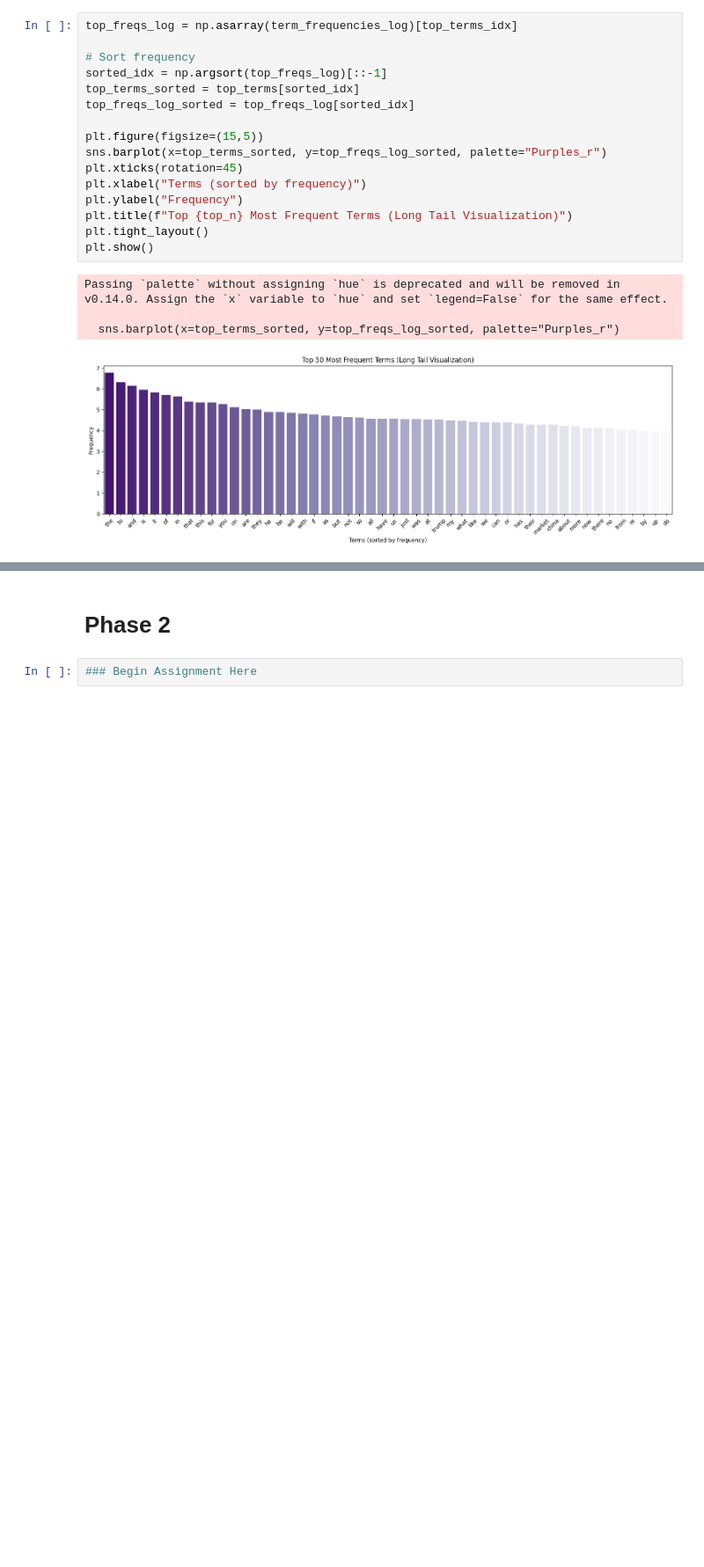
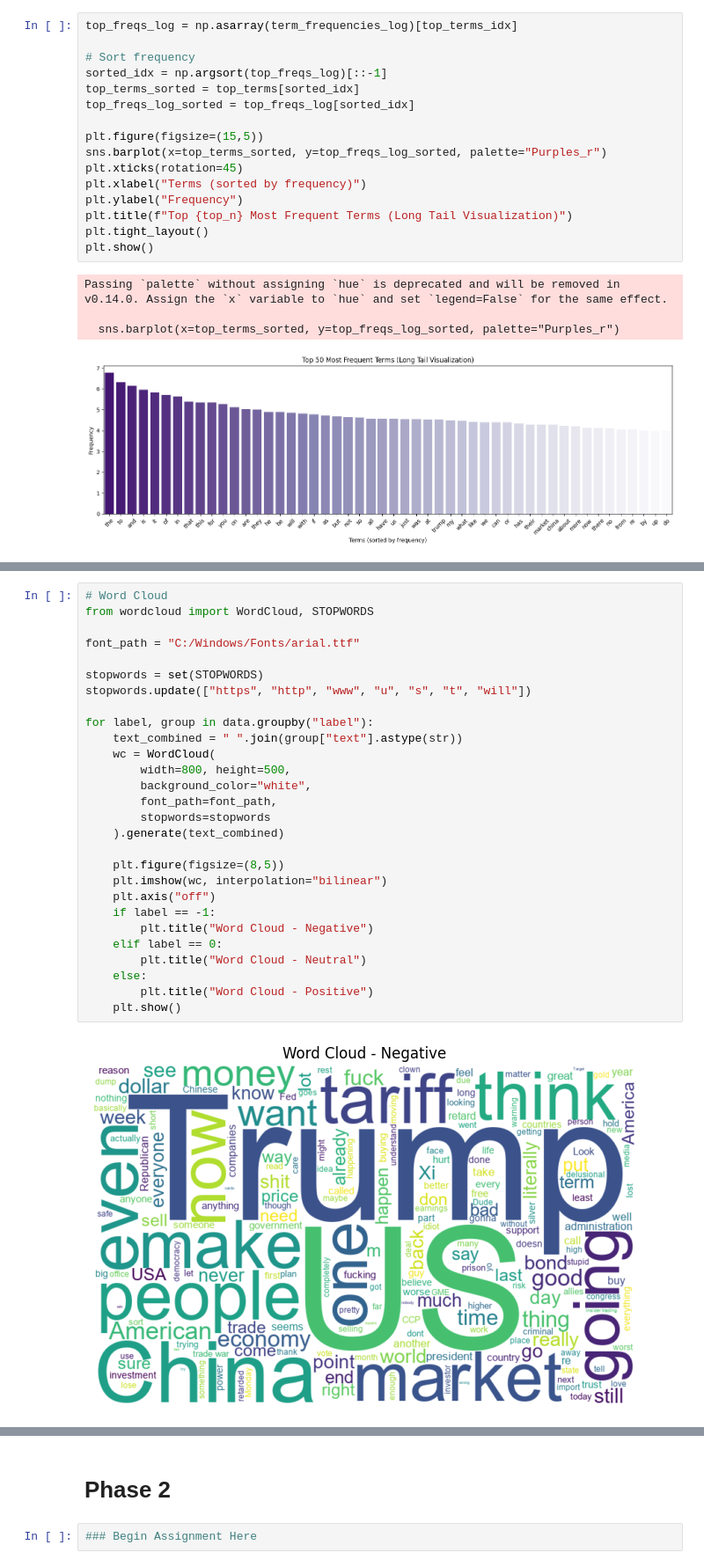
Before and after one commit to william-code87/DM2025-Lab1-Exercise, a Jupyter notebook: DM2025-Lab1-Homework.ipynb, the cells around one changed output, grey strips where cells are left out. Shown at 88% size. Cells and saved outputs as stored; diff of their text form; blank space fills up the shorter version.

```diff
--- a/DM2025-Lab1-Homework.ipynb
+++ b/DM2025-Lab1-Homework.ipynb
@@ -288,0 +326,30 @@ Passing `palette` without assigning `hue` is deprecated and will be removed in v
+# %%
+# Word Cloud
+from wordcloud import WordCloud, STOPWORDS
+
+font_path = "C:/Windows/Fonts/arial.ttf"
+
+stopwords = set(STOPWORDS)
+stopwords.update(["https", "http", "www", "u", "s", "t", "will"])
+
+for label, group in data.groupby("label"):
+    text_combined = " ".join(group["text"].astype(str))
+    wc = WordCloud(
+        width=800, height=500,
+        background_color="white",
+        font_path=font_path,
+        stopwords=stopwords
+    ).generate(text_combined)
+
+    plt.figure(figsize=(8,5))
+    plt.imshow(wc, interpolation="bilinear")
+    plt.axis("off")
+    if label == -1:
+        plt.title("Word Cloud - Negative")
+    elif label == 0:
+        plt.title("Word Cloud - Neutral")
+    else:
+        plt.title("Word Cloud - Positive")
+    plt.show()
+# %% [output]
+[figure, added]
```
Also changed, not shown: parts of 3 cells of this notebook, 3 other files.
